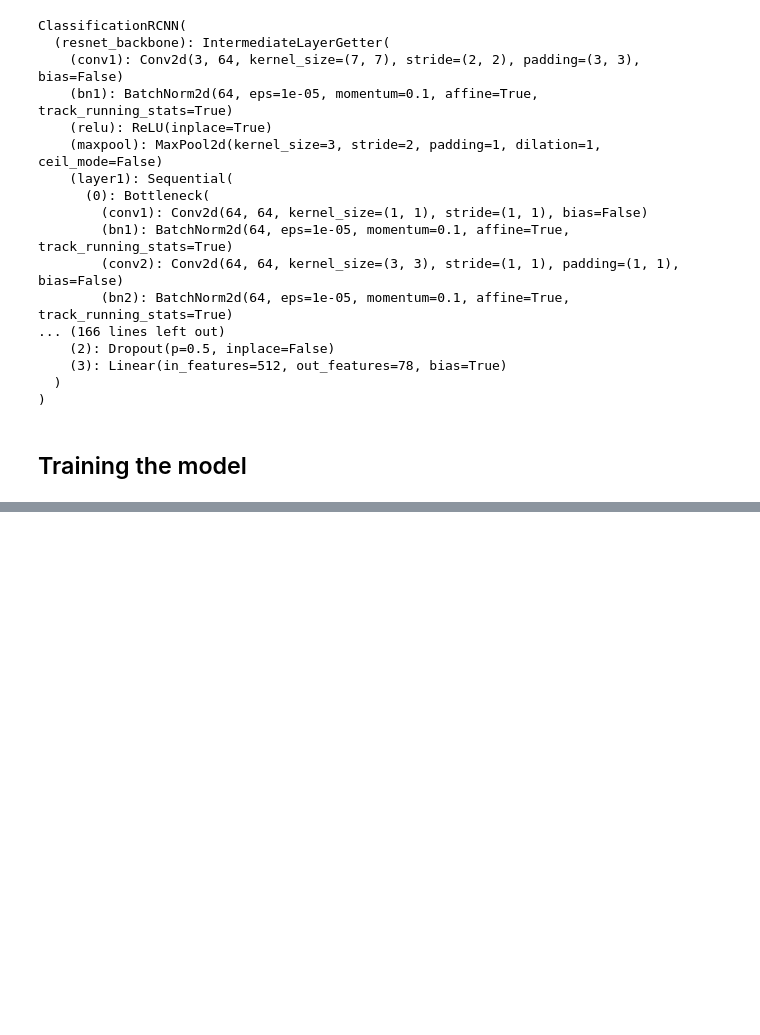
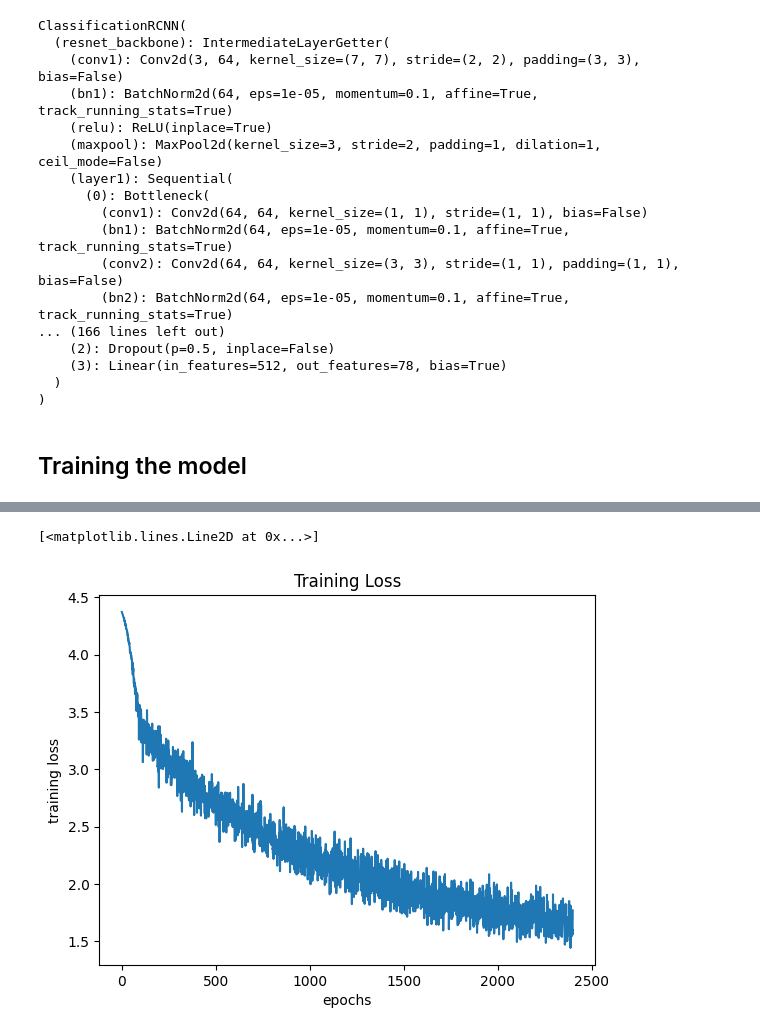
Before and after one commit to Aayushmanandhar17/RCNN-classification, a Jupyter notebook: src/main.ipynb, the cells around one changed output, grey strips where cells are left out. Saved outputs shown, nothing was run; the diff lists cells and outputs as text; code cells hidden in the pictures; blank space fills up the shorter version.

```diff
--- a/src/main.ipynb
+++ b/src/main.ipynb
@@ -161,3 +166,11 @@ plt.plot(loss_graph)
+# %%
+plt.title("Training Loss")
+plt.xlabel("epochs")
+plt.ylabel("training loss")
+plt.plot(loss_batch_graph)
+# %% [output]
+[<matplotlib.lines.Line2D at 0x...>]
+[figure, added]
 # %%
 plt.title("Validation Accuracy")
 plt.xlabel("epochs")
```
Also changed, not shown: parts of 9 cells of this notebook, 4 other files.
